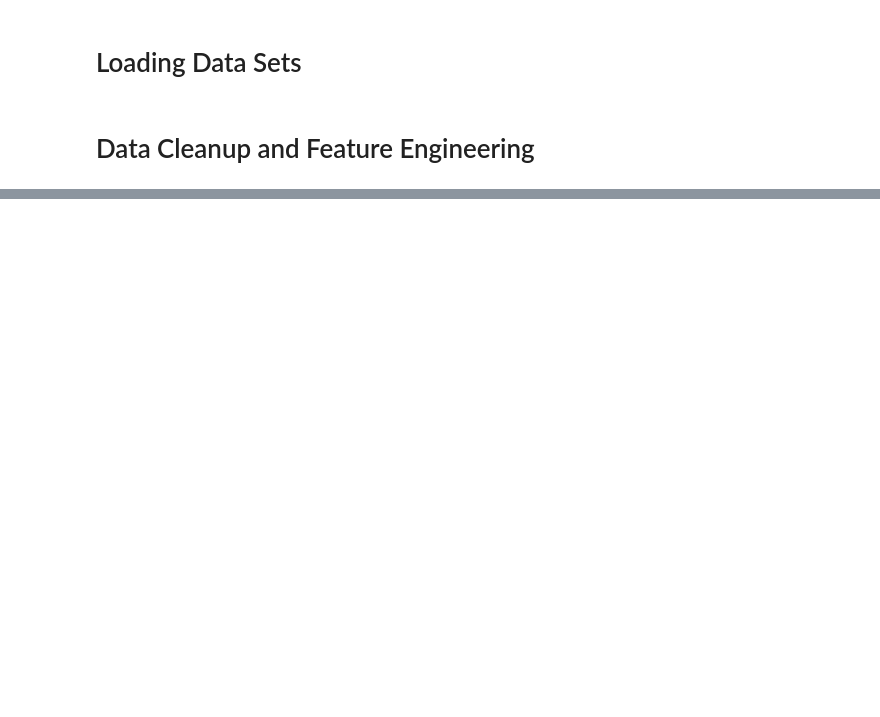
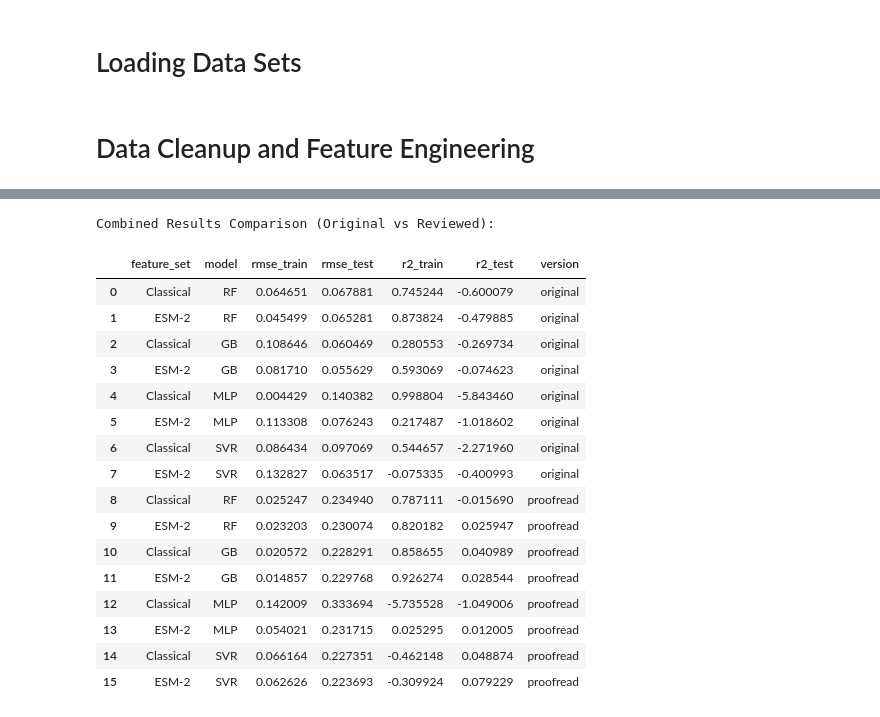
Before and after one commit to edupacheco54/mads_milestoneII_clinical_stage_mAb_developability_prediction, a Jupyter notebook: eda_notebook.ipynb, the cells around one changed output, grey strips where cells are left out. Drawn from its saved outputs; the diff is of its cells as text; code cells hidden in the pictures; blank space fills up the shorter version.

```diff
--- a/eda_notebook.ipynb
+++ b/eda_notebook.ipynb
@@ -424,0 +528,27 @@ In-sample RMSE: 0.114 | R-squared: 0.051 | MAE: 0.063
+# %%
+results_df["version"] = "original"
+results_df2["version"] = "proofread"
+
+combined_df = pd.concat([results_df, results_df2], ignore_index=True)
+
+print("\nCombined Results Comparison (Original vs Reviewed):")
+combined_df
+# %% [output]
+Combined Results Comparison (Original vs Reviewed):
+|  | feature_set | model | rmse_train | rmse_test | r2_train | r2_test | version |
+| 0 | Classical | RF | 0.064651 | 0.067881 | 0.745244 | -0.600079 | original |
+| 1 | ESM-2 | RF | 0.045499 | 0.065281 | 0.873824 | -0.479885 | original |
+| 2 | Classical | GB | 0.108646 | 0.060469 | 0.280553 | -0.269734 | original |
+| 3 | ESM-2 | GB | 0.081710 | 0.055629 | 0.593069 | -0.074623 | original |
+| 4 | Classical | MLP | 0.004429 | 0.140382 | 0.998804 | -5.843460 | original |
+| 5 | ESM-2 | MLP | 0.113308 | 0.076243 | 0.217487 | -1.018602 | original |
+| 6 | Classical | SVR | 0.086434 | 0.097069 | 0.544657 | -2.271960 | original |
+| 7 | ESM-2 | SVR | 0.132827 | 0.063517 | -0.075335 | -0.400993 | original |
+| 8 | Classical | RF | 0.025247 | 0.234940 | 0.787111 | -0.015690 | proofread |
+| 9 | ESM-2 | RF | 0.023203 | 0.230074 | 0.820182 | 0.025947 | proofread |
+| 10 | Classical | GB | 0.020572 | 0.228291 | 0.858655 | 0.040989 | proofread |
+| 11 | ESM-2 | GB | 0.014857 | 0.229768 | 0.926274 | 0.028544 | proofread |
+| 12 | Classical | MLP | 0.142009 | 0.333694 | -5.735528 | -1.049006 | proofread |
+| 13 | ESM-2 | MLP | 0.054021 | 0.231715 | 0.025295 | 0.012005 | proofread |
+| 14 | Classical | SVR | 0.066164 | 0.227351 | -0.462148 | 0.048874 | proofread |
+| 15 | ESM-2 | SVR | 0.062626 | 0.223693 | -0.309924 | 0.079229 | proofread |
```
Also changed, not shown: parts of 18 cells of this notebook, 3 other files.
